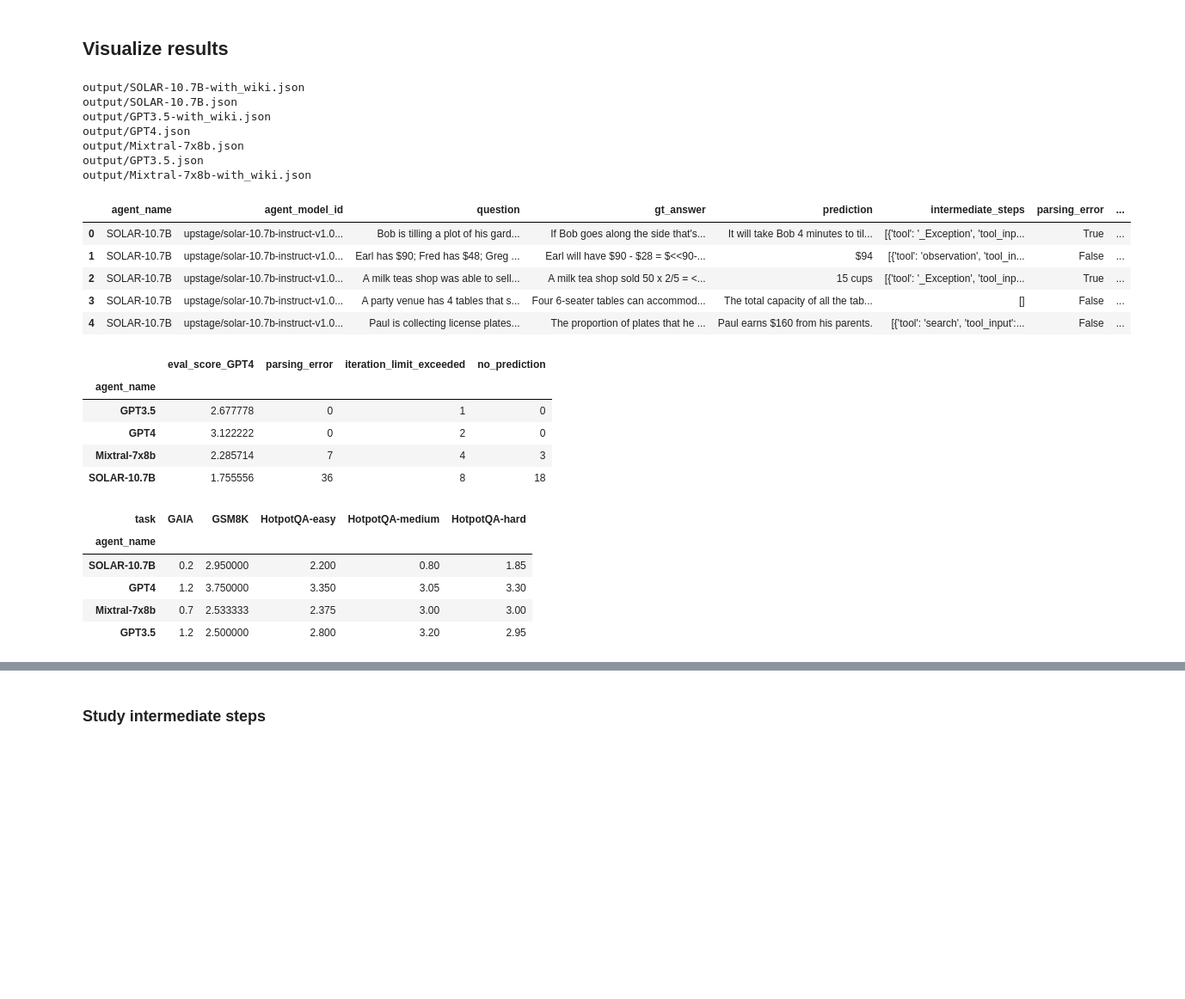
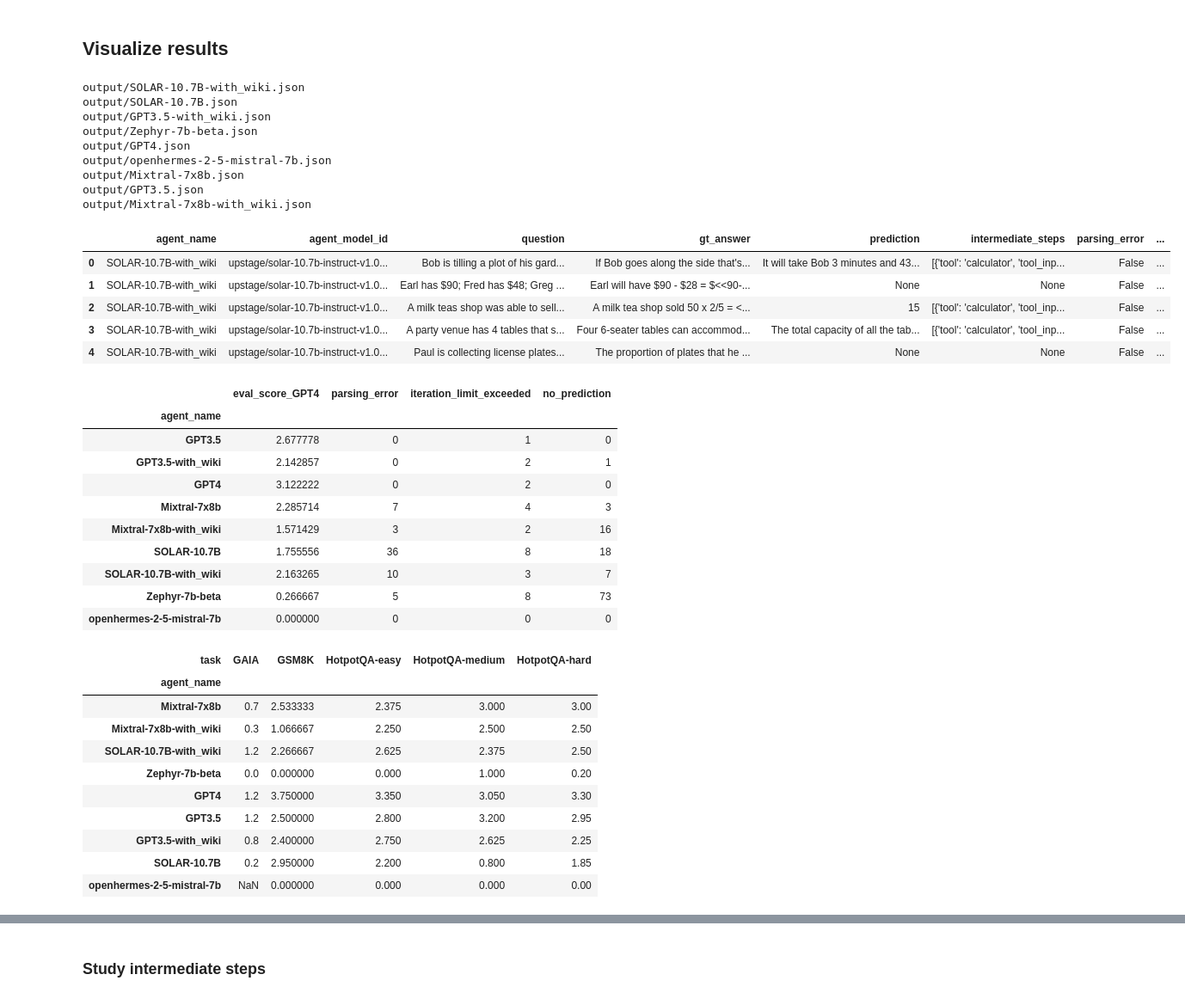
Before and after one commit to aymeric-roucher/benchmark_agents, a Jupyter notebook: benchmark.ipynb, the cells around one changed output, grey strips where cells are left out. Shown at 86% size. Cells and saved outputs as stored; diff of their text form; code cells hidden in the pictures; blank space fills up the shorter version.

```diff
--- a/benchmark.ipynb
+++ b/benchmark.ipynb
@@ -229,40 +229,36 @@ for file in tqdm(glob.glob("output/*.json")):
 # %% [markdown]
 ## Visualize results
 # %%
-results = []
-for file in glob.glob("output/*.json"):
-    print(file)
-    with open(file) as f:
-        results.append(pd.read_json(f))
-
-result_df = pd.concat(results)
+result_df = pd.concat([pd.read_json(f) for f in glob.glob("output/qa_eval*.json")])
 result_df["tools_used"] = result_df["intermediate_steps"].apply(
     lambda row: ([step["tool"] for step in row] if row is not None else None)
 )
 result_df["number_of_distinct_tools_used"] = result_df["tools_used"].apply(
     lambda row: (len(list(set(row))) if row is not None else None)
 )
 result_df["number_of_steps"] = result_df["tools_used"].apply(
     lambda row: (len(row) if row is not None else None)
 )
 result_df["no_prediction"] = result_df["prediction"].apply(
     lambda x: True if x is None else False
 )
 result_df.head(5)
 # %% [output]
 output/SOLAR-10.7B-with_wiki.json
 output/SOLAR-10.7B.json
 output/GPT3.5-with_wiki.json
+output/Zephyr-7b-beta.json
 output/GPT4.json
+output/openhermes-2-5-mistral-7b.json
 output/Mixtral-7x8b.json
 output/GPT3.5.json
 output/Mixtral-7x8b-with_wiki.json
 |  | agent_name | agent_model_id | question | gt_answer | prediction | intermediate_steps | parsing_error | ... |
-| 0 | SOLAR-10.7B | upstage/solar-10.7b-instruct-v1.0... | Bob is tilling a plot of his gard... | If Bob goes along the side that's... | It will take Bob 4 minutes to til... | [{'tool': '_Exception', 'tool_inp... | True | ... |
-| 1 | SOLAR-10.7B | upstage/solar-10.7b-instruct-v1.0... | Earl has $90; Fred has $48; Greg ... | Earl will have $90 - $28 = $<<90-... | $94 | [{'tool': 'observation', 'tool_in... | False | ... |
-| 2 | SOLAR-10.7B | upstage/solar-10.7b-instruct-v1.0... | A milk teas shop was able to sell... | A milk tea shop sold 50 x 2/5 = <... | 15 cups | [{'tool': '_Exception', 'tool_inp... | True | ... |
-| 3 | SOLAR-10.7B | upstage/solar-10.7b-instruct-v1.0... | A party venue has 4 tables that s... | Four 6-seater tables can accommod... | The total capacity of all the tab... | [] | False | ... |
-| 4 | SOLAR-10.7B | upstage/solar-10.7b-instruct-v1.0... | Paul is collecting license plates... | The proportion of plates that he ... | Paul earns $160 from his parents. | [{'tool': 'search', 'tool_input':... | False | ... |
+| 0 | SOLAR-10.7B-with_wiki | upstage/solar-10.7b-instruct-v1.0... | Bob is tilling a plot of his gard... | If Bob goes along the side that's... | It will take Bob 3 minutes and 43... | [{'tool': 'calculator', 'tool_inp... | False | ... |
+| 1 | SOLAR-10.7B-with_wiki | upstage/solar-10.7b-instruct-v1.0... | Earl has $90; Fred has $48; Greg ... | Earl will have $90 - $28 = $<<90-... | None | None | False | ... |
+| 2 | SOLAR-10.7B-with_wiki | upstage/solar-10.7b-instruct-v1.0... | A milk teas shop was able to sell... | A milk tea shop sold 50 x 2/5 = <... | 15 | [{'tool': 'calculator', 'tool_inp... | False | ... |
+| 3 | SOLAR-10.7B-with_wiki | upstage/solar-10.7b-instruct-v1.0... | A party venue has 4 tables that s... | Four 6-seater tables can accommod... | The total capacity of all the tab... | [{'tool': 'calculator', 'tool_inp... | False | ... |
+| 4 | SOLAR-10.7B-with_wiki | upstage/solar-10.7b-instruct-v1.0... | Paul is collecting license plates... | The proportion of plates that he ... | None | None | False | ... |
 # %%
 def interpret_result(x):
     try:
@@ -287,9 +283,14 @@ result_df.groupby("agent_name").agg(
 |  | eval_score_GPT4 | parsing_error | iteration_limit_exceeded | no_prediction |
 | agent_name |  |  |  |  |
 | GPT3.5 | 2.677778 | 0 | 1 | 0 |
+| GPT3.5-with_wiki | 2.142857 | 0 | 2 | 1 |
 | GPT4 | 3.122222 | 0 | 2 | 0 |
 | Mixtral-7x8b | 2.285714 | 7 | 4 | 3 |
+| Mixtral-7x8b-with_wiki | 1.571429 | 3 | 2 | 16 |
 | SOLAR-10.7B | 1.755556 | 36 | 8 | 18 |
+| SOLAR-10.7B-with_wiki | 2.163265 | 10 | 3 | 7 |
+| Zephyr-7b-beta | 0.266667 | 5 | 8 | 73 |
+| openhermes-2-5-mistral-7b | 0.000000 | 0 | 0 | 0 |
 # %%
 task_order = {
     "GAIA": 1,
@@ -310,10 +311,15 @@ display(agg_df.unstack())
 # %% [output]
 | task | GAIA | GSM8K | HotpotQA-easy | HotpotQA-medium | HotpotQA-hard |
 | agent_name |  |  |  |  |  |
-| SOLAR-10.7B | 0.2 | 2.950000 | 2.200 | 0.80 | 1.85 |
-| GPT4 | 1.2 | 3.750000 | 3.350 | 3.05 | 3.30 |
-| Mixtral-7x8b | 0.7 | 2.533333 | 2.375 | 3.00 | 3.00 |
-| GPT3.5 | 1.2 | 2.500000 | 2.800 | 3.20 | 2.95 |
+| Mixtral-7x8b | 0.7 | 2.533333 | 2.375 | 3.000 | 3.00 |
+| Mixtral-7x8b-with_wiki | 0.3 | 1.066667 | 2.250 | 2.500 | 2.50 |
+| SOLAR-10.7B-with_wiki | 1.2 | 2.266667 | 2.625 | 2.375 | 2.50 |
+| Zephyr-7b-beta | 0.0 | 0.000000 | 0.000 | 1.000 | 0.20 |
+| GPT4 | 1.2 | 3.750000 | 3.350 | 3.050 | 3.30 |
+| GPT3.5 | 1.2 | 2.500000 | 2.800 | 3.200 | 2.95 |
+| GPT3.5-with_wiki | 0.8 | 2.400000 | 2.750 | 2.625 | 2.25 |
+| SOLAR-10.7B | 0.2 | 2.950000 | 2.200 | 0.800 | 1.85 |
+| openhermes-2-5-mistral-7b | NaN | 0.000000 | 0.000 | 0.000 | 0.00 |
 # %%
 agg_df = agg_df / 4 * 100  # set results in percentage
 # %%
```
Also changed, not shown: parts of 2 cells of this notebook.
